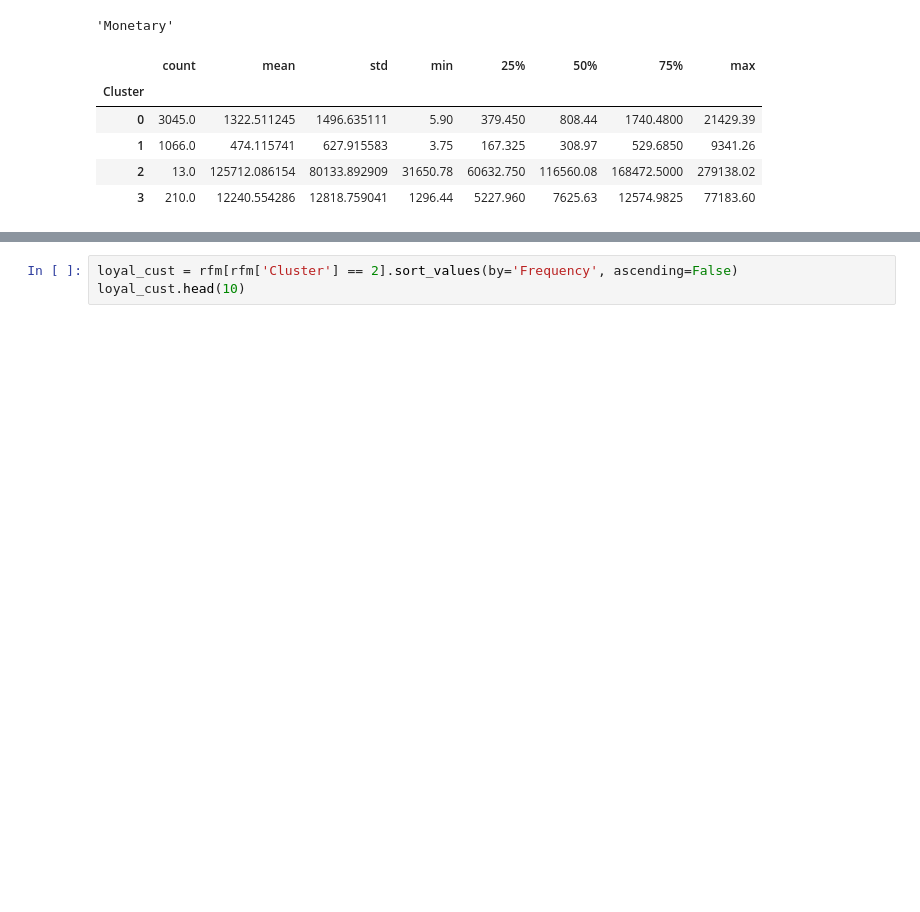
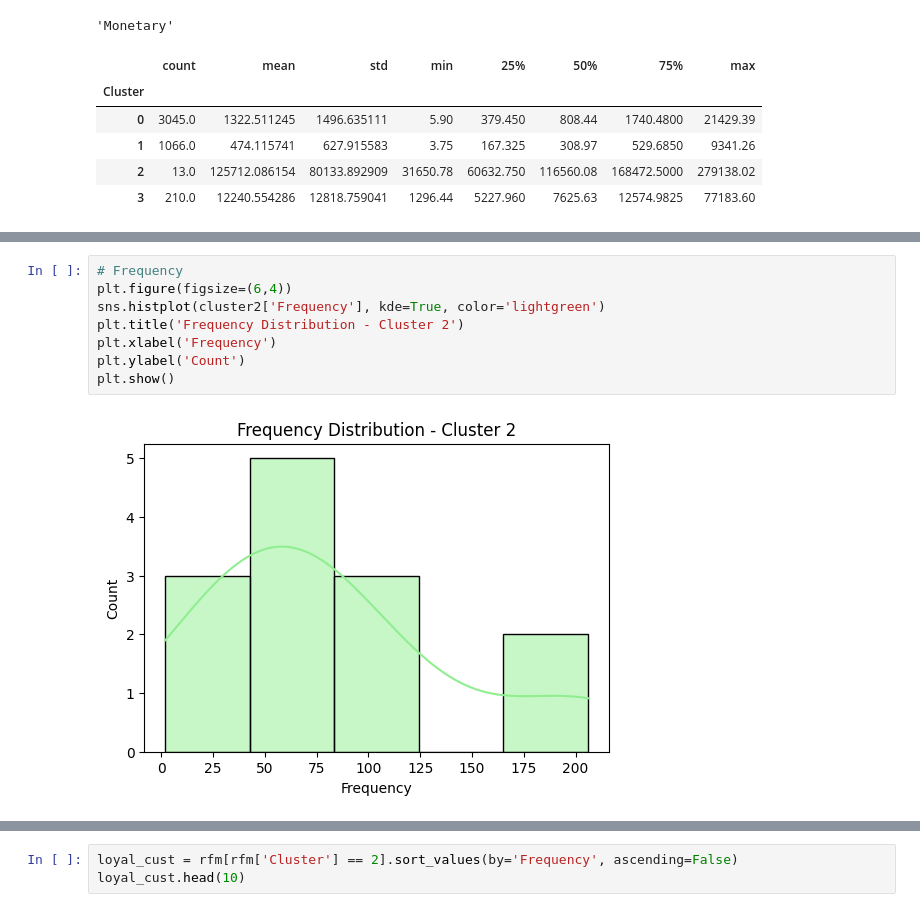
Before and after one commit to isyraffajar/Capstone-Asah, a Jupyter notebook: CustomerSegmentation.ipynb, the cells around one changed output, grey strips where cells are left out. Drawn from its saved outputs; the diff is of its cells as text; blank space fills up the shorter version.

```diff
--- a/CustomerSegmentation.ipynb
+++ b/CustomerSegmentation.ipynb
@@ -908,0 +967,10 @@ for column in rfm.columns:
+# %%
+# Frequency
+plt.figure(figsize=(6,4))
+sns.histplot(cluster2['Frequency'], kde=True, color='lightgreen')
+plt.title('Frequency Distribution - Cluster 2')
+plt.xlabel('Frequency')
+plt.ylabel('Count')
+plt.show()
+# %% [output]
+[figure, added]
```
Also changed, not shown: parts of 27 cells of this notebook.
